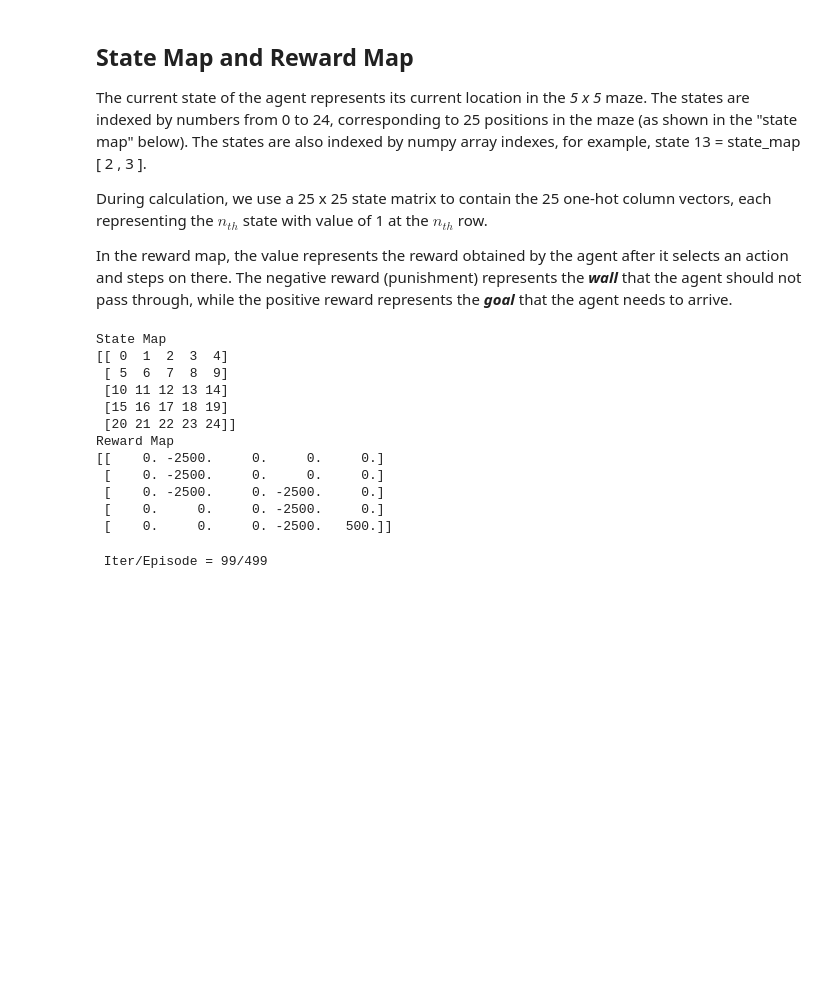
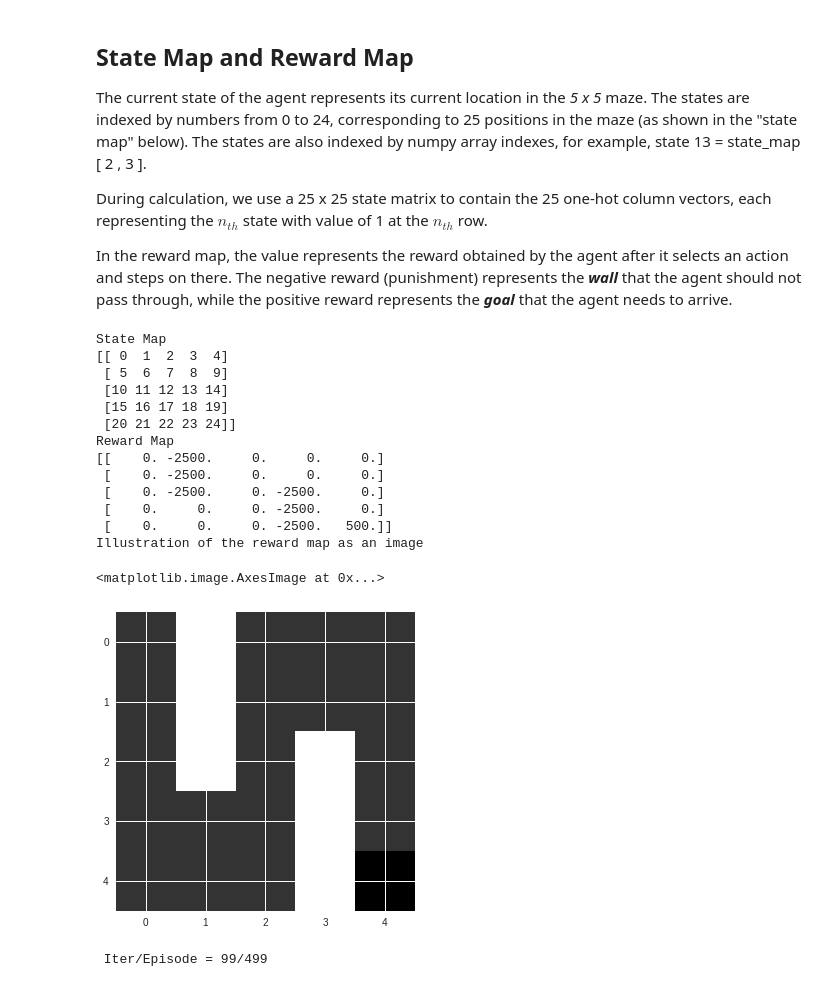
Before and after one commit to yyhhoi/RL-maze-runner, a Jupyter notebook: Maze_Runner.ipynb, the cells around one changed output. Drawn from its saved outputs; the diff is of its cells as text; code cells hidden in the pictures; blank space fills up the shorter version.

```diff
--- a/Maze_Runner.ipynb
+++ b/Maze_Runner.ipynb
@@ -77,22 +77,27 @@ In the reward map, the value represents the reward obtained by the agent after i
 # %%
 test_agent = RLAgent(0)
 print("State Map")
 print(np.arange(25).reshape(5,5))
 print("Reward Map")
 print(test_agent.reward_map)
+print("Illustration of the reward map as an image")
+plt.imshow(agent.reward_map)
 # %% [output]
 State Map
 [[ 0  1  2  3  4]
  [ 5  6  7  8  9]
  [10 11 12 13 14]
  [15 16 17 18 19]
  [20 21 22 23 24]]
 Reward Map
 [[    0. -2500.     0.     0.     0.]
  [    0. -2500.     0.     0.     0.]
  [    0. -2500.     0. -2500.     0.]
  [    0.     0.     0. -2500.     0.]
  [    0.     0.     0. -2500.   500.]]
+Illustration of the reward map as an image
+<matplotlib.image.AxesImage at 0x...>
+[figure, added]
 # %%
 
 # Each key represents a direction the agent is going.
```
Also changed, not shown: parts of 4 cells of this notebook.
